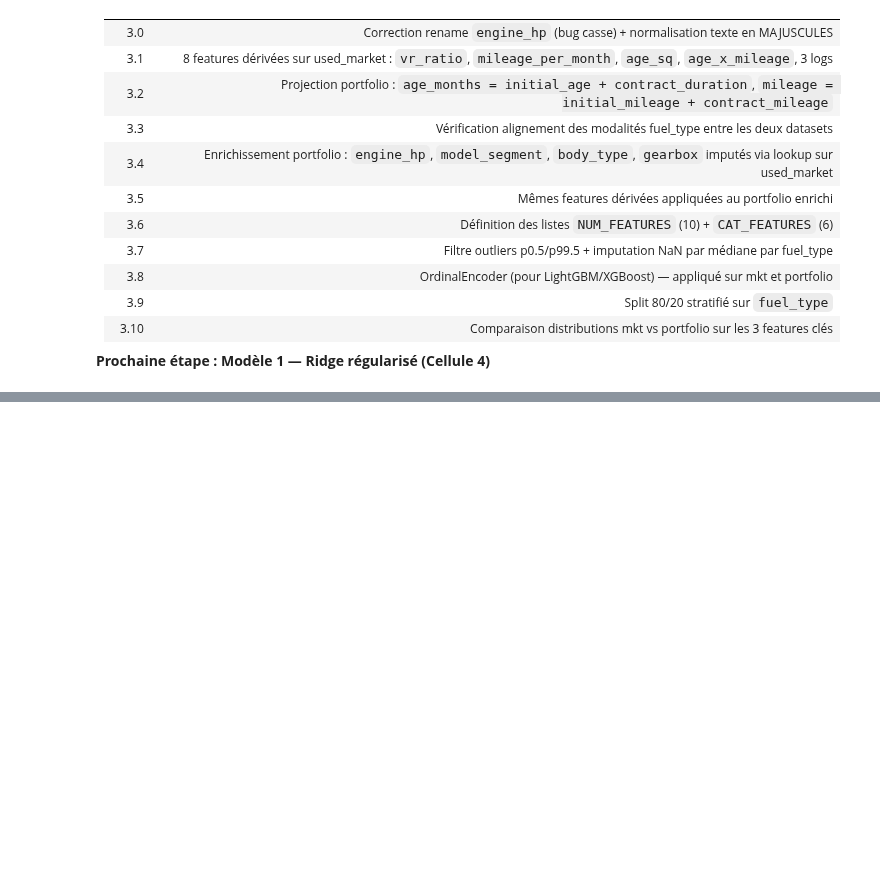
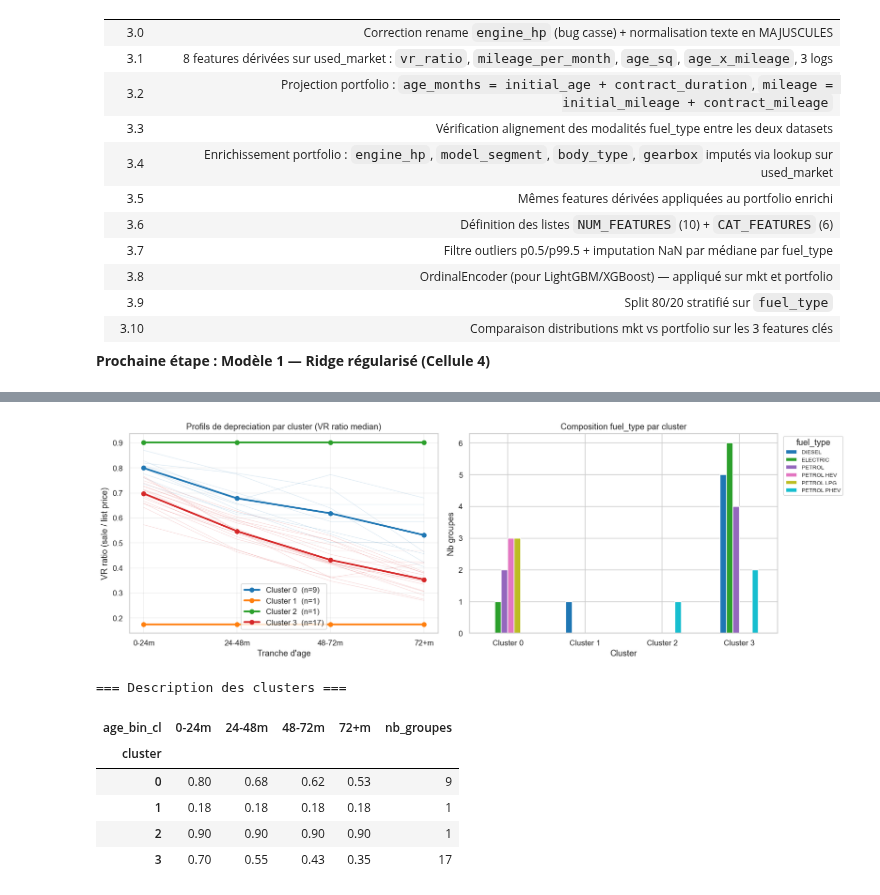
Before and after one commit to Poreck20/Pr-diction-Valeur-R-siduelle-, a Jupyter notebook: notebook.ipynb, the cells around one changed output, grey strips where cells are left out. Drawn from its saved outputs; the diff is of its cells as text; code cells hidden in the pictures; blank space fills up the shorter version.

```diff
--- a/notebook.ipynb
+++ b/notebook.ipynb
@@ -1435,0 +1137,53 @@ display(submission.head(10))
+# %%
+# ── 4.2 Visualisation des clusters ───────────────────────────────────────────
+fig, axes = plt.subplots(1, 2, figsize=(15, 5))
+
+# Courbes de depreciation par cluster
+ax = axes[0]
+colors_cl = sns.color_palette('tab10', K)
+for cl in range(K):
+    sub = profile[profile['cluster'] == cl]
+    mean_profile = sub[bin_cols].mean()
+    ax.plot(range(len(bin_cols)), mean_profile.values,
+            marker='o', color=colors_cl[cl], linewidth=2.5,
+            label=f'Cluster {cl}  (n={len(sub)})')
+    # Lignes individuelles en transparence
+    for _, row in sub.iterrows():
+        ax.plot(range(len(bin_cols)), row[bin_cols].values,
+                color=colors_cl[cl], alpha=0.15, linewidth=0.8)
+
+ax.set_xticks(range(len(bin_cols)))
+ax.set_xticklabels(bin_cols)
+ax.set_title('Profils de depreciation par cluster (VR ratio median)')
+ax.set_ylabel('VR ratio (sale / list price)')
+ax.set_xlabel('Tranche d\'age')
+ax.legend()
+ax.grid(True, alpha=0.3)
+
+# Composition fuel_type par cluster
+ax = axes[1]
+comp = profile.groupby(['cluster', 'fuel_type']).size().unstack(fill_value=0)
+comp.plot(kind='bar', ax=ax, colormap='tab10', edgecolor='white')
+ax.set_title('Composition fuel_type par cluster')
+ax.set_xlabel('Cluster')
+ax.set_ylabel('Nb groupes')
+ax.set_xticklabels([f'Cluster {i}' for i in range(K)], rotation=0)
+ax.legend(title='fuel_type', bbox_to_anchor=(1.01, 1), loc='upper left', fontsize=8)
+
+plt.tight_layout()
+plt.show()
+
+# Description des clusters
+print('\n=== Description des clusters ===')
+cl_desc = profile.groupby('cluster')[bin_cols].mean()
+cl_desc['nb_groupes'] = profile.groupby('cluster').size()
+display(cl_desc.round(3))
+# %% [output]
+[figure, added]
+=== Description des clusters ===
+| age_bin_cl | 0-24m | 24-48m | 48-72m | 72+m | nb_groupes |
+| cluster |  |  |  |  |  |
+| 0 | 0.80 | 0.68 | 0.62 | 0.53 | 9 |
+| 1 | 0.18 | 0.18 | 0.18 | 0.18 | 1 |
+| 2 | 0.90 | 0.90 | 0.90 | 0.90 | 1 |
+| 3 | 0.70 | 0.55 | 0.43 | 0.35 | 17 |
```
Also changed, not shown: parts of 46 cells of this notebook, 12 other files.
